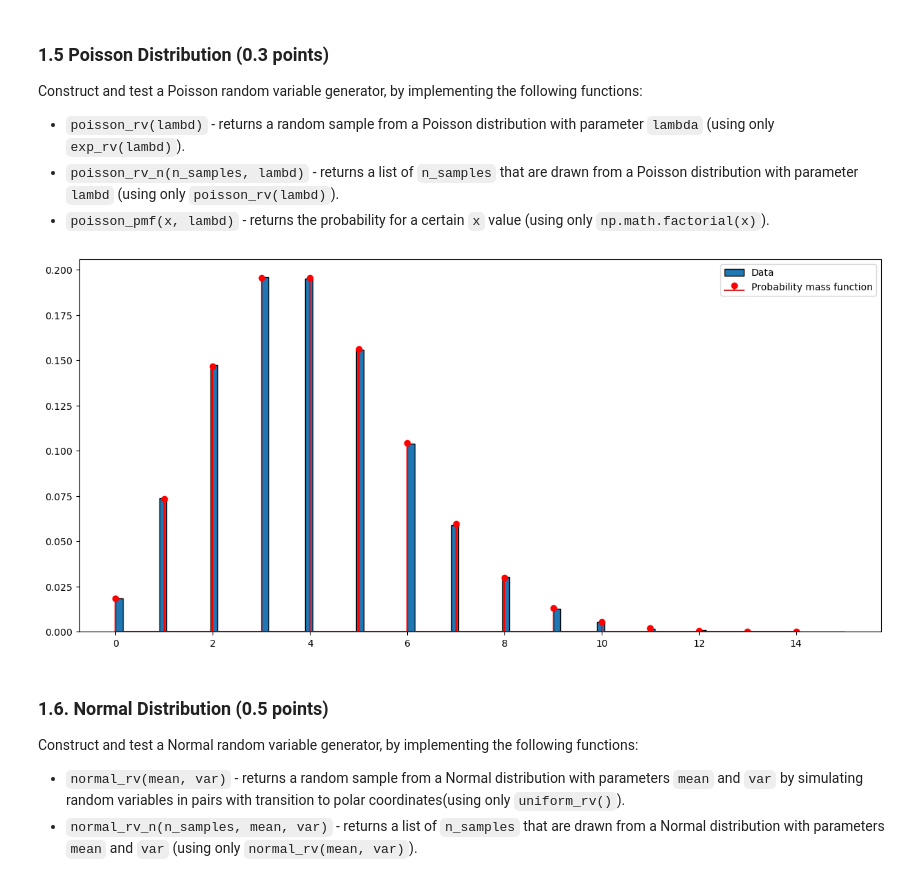
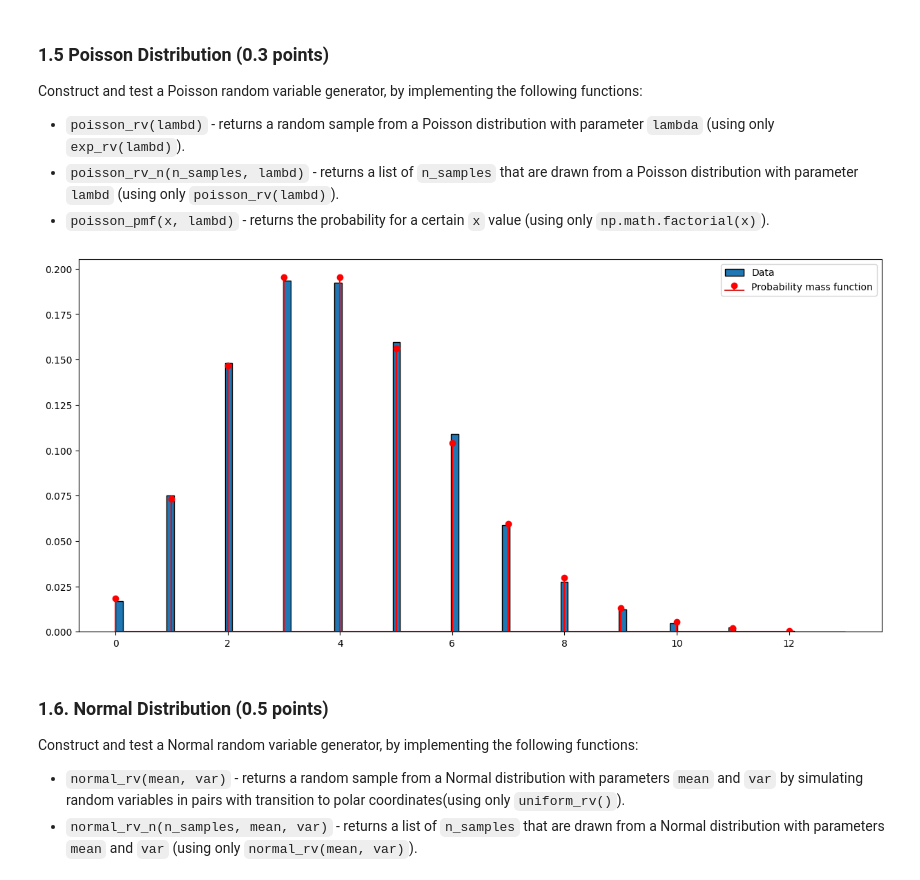
Before and after one commit to Anananas42/NP-hard-assignment2, a Jupyter notebook: Assignment3-Students.ipynb, the cells around one changed output. Saved outputs shown, nothing was run; the diff lists cells and outputs as text; code cells hidden in the pictures.

```diff
--- a/Assignment3-Students.ipynb
+++ b/Assignment3-Students.ipynb
@@ -144,7 +144,7 @@ def uniform_pdf(x, start, end):
         return 1 / (end-start)
 
 # Running Experiment
-n_samples = 100000
+n_samples = 10000
 start = -1
 end = 3
 samples = uniform_rv_n(n_samples, start = start, end = end)
@@ -234,7 +234,7 @@ def bernoulli_pmf(x, p):
         return 0
 
 # Run Experiment
-n_samples = 100000
+n_samples = 5000
 p = 0.2
 samples = bernoulli_rv_n(n_samples, p) # Generate Bernoulli-distributed random variables
 n_bins = 2 # the number of bins is always 2
@@ -478,35 +478,35 @@ def poisson_pmf(x, lambd):
 
     Returns:
     - float: The PMF value for the given parameters.
     """
     # YOUR CODE HERE
     if x < 0:
         return 0
     else:
         return (lambd ** x) * np.exp(-lambd) / np.math.factorial(x)
 
 # Run Experiment
-n_samples = 100000
+n_samples = 10000
 lambd = 4
 samples = poisson_rv_n(n_samples, lambd) # Generate Poisson-distributed random variables
 n_bins = 100
 
 # Generate histogram data
 hist, bin_edges = custom_histogram(samples, n_bins, density = False) # without density scaling
 
 # Plotting the histogram as a probability distribution
 fig, ax = plt.subplots(1, 1, figsize = (15, 7))
 bin_centers = (np.diff(bin_edges) / 2 + bin_edges[:-1])
 ax.bar(bin_centers, np.array(hist) / n_samples, width = np.diff(bin_centers)[5], edgecolor = 'black', label = "Data")
 
 # Plotting the actual probability density function
 xx = np.arange(min(samples), max(samples))
 yy = [poisson_pmf(x, lambd) for x in xx]
 ax.stem(xx, yy, "r", label = "Probability mass function")
 ax.legend()
 plt.show()
 # %% [output]
-[figure, old version]
+[figure, new version]
 # %% [markdown]
 ###  1.6. Normal Distribution (0.5 points)
 
```
Also changed, not shown: parts of 10 cells of this notebook.
